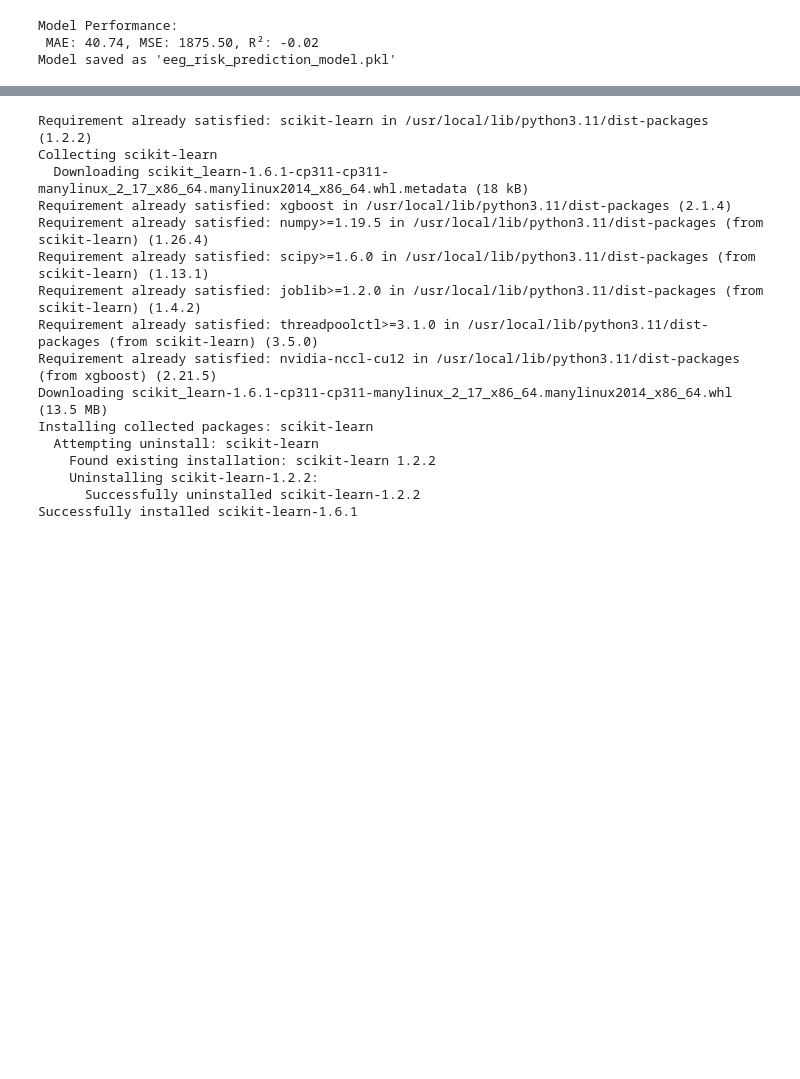
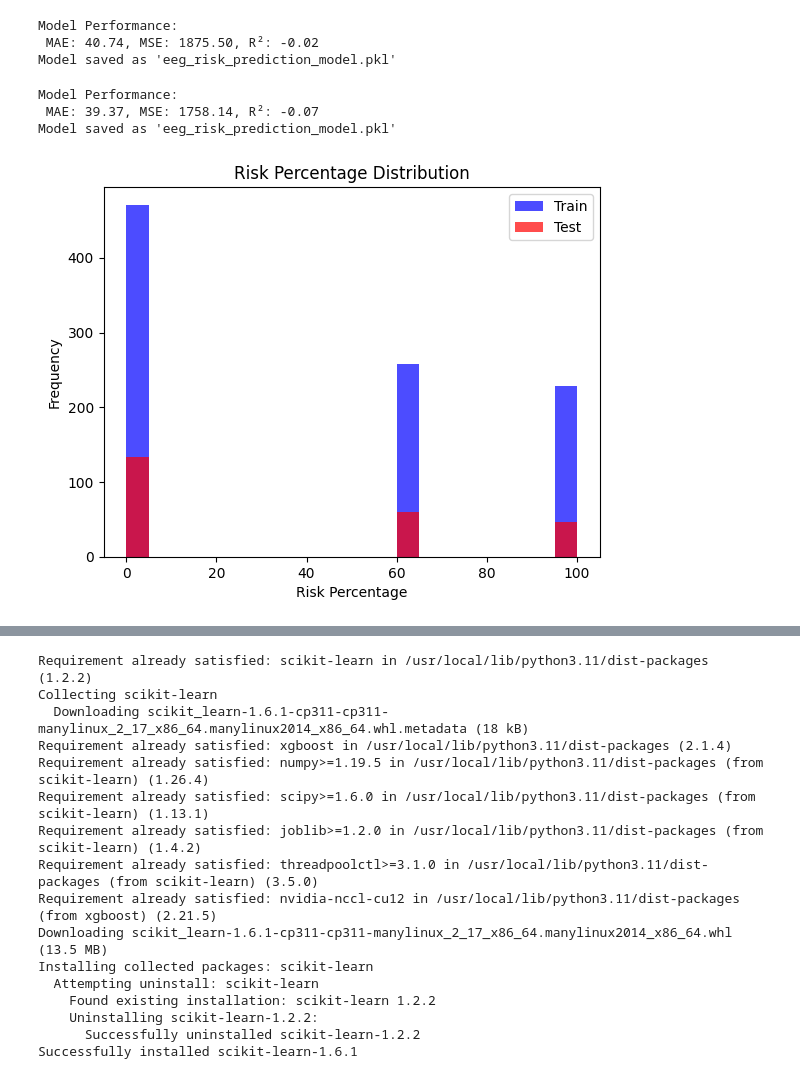
Before and after one commit to vathsal14/NOVO-NEUROTECH, a Jupyter notebook: newparkinsons.ipynb, the cells around one changed output, grey strips where cells are left out. Drawn from its saved outputs; the diff is of its cells as text; code cells hidden in the pictures; blank space fills up the shorter version.

```diff
--- a/newparkinsons.ipynb
+++ b/newparkinsons.ipynb
@@ -631,3 +629,55 @@ Train and test datasets created successfully!
 Model Performance:
  MAE: 40.74, MSE: 1875.50, R²: -0.02
 Model saved as 'eeg_risk_prediction_model.pkl'
+# %%
+import pandas as pd
+import numpy as np
+from sklearn.ensemble import RandomForestRegressor
+from sklearn.metrics import mean_absolute_error, mean_squared_error, r2_score
+import joblib  # For saving the model
+
+# Load training and testing datasets
+train_df = pd.read_csv("train_set.csv")
+test_df = pd.read_csv("test_set.csv")
+
+# Define EEG features
+eeg_features = ['delta_power', 'theta_power', 'alpha_power', 'beta_power', 'gamma_power']
+
+# Extract features (X) and target (y)
+X_train, y_train = train_df[eeg_features], train_df['risk_percentage']
+X_test, y_test = test_df[eeg_features], test_df['risk_percentage']
+
+# Initialize and train the model
+rf_model = RandomForestRegressor(n_estimators=100, random_state=42)
+rf_model.fit(X_train, y_train)
+
+# Predict risk percentages on the test set
+y_pred = rf_model.predict(X_test)
+
+# Evaluate the model
+mae = mean_absolute_error(y_test, y_pred)
+mse = mean_squared_error(y_test, y_pred)
+r2 = r2_score(y_test, y_pred)
+
+print(f"Model Performance:\n MAE: {mae:.2f}, MSE: {mse:.2f}, R²: {r2:.2f}")
+
+# Save the model for future predictions
+joblib.dump(rf_model, "eeg_risk_prediction_model.pkl")
+
+print("Model saved as 'eeg_risk_prediction_model.pkl'")
+# %% [output]
+Model Performance:
+ MAE: 39.37, MSE: 1758.14, R²: -0.07
+Model saved as 'eeg_risk_prediction_model.pkl'
+# %%
+import matplotlib.pyplot as plt
+
+plt.hist(y_train, bins=20, alpha=0.7, color='blue', label='Train')
+plt.hist(y_test, bins=20, alpha=0.7, color='red', label='Test')
+plt.xlabel("Risk Percentage")
+plt.ylabel("Frequency")
+plt.legend()
+plt.title("Risk Percentage Distribution")
+plt.show()
+# %% [output]
+[figure, added]
```
Also changed, not shown: parts of 12 cells of this notebook.
